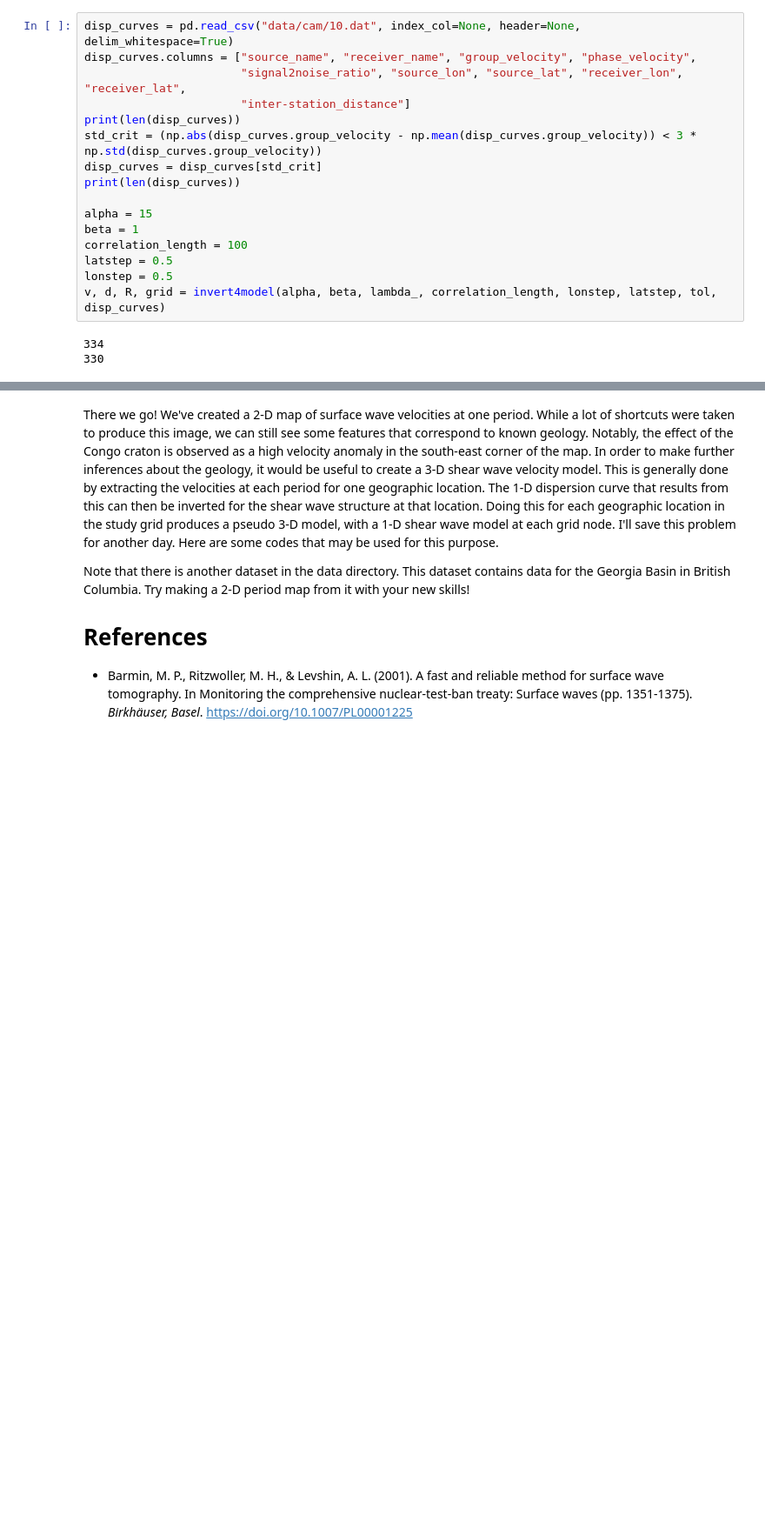
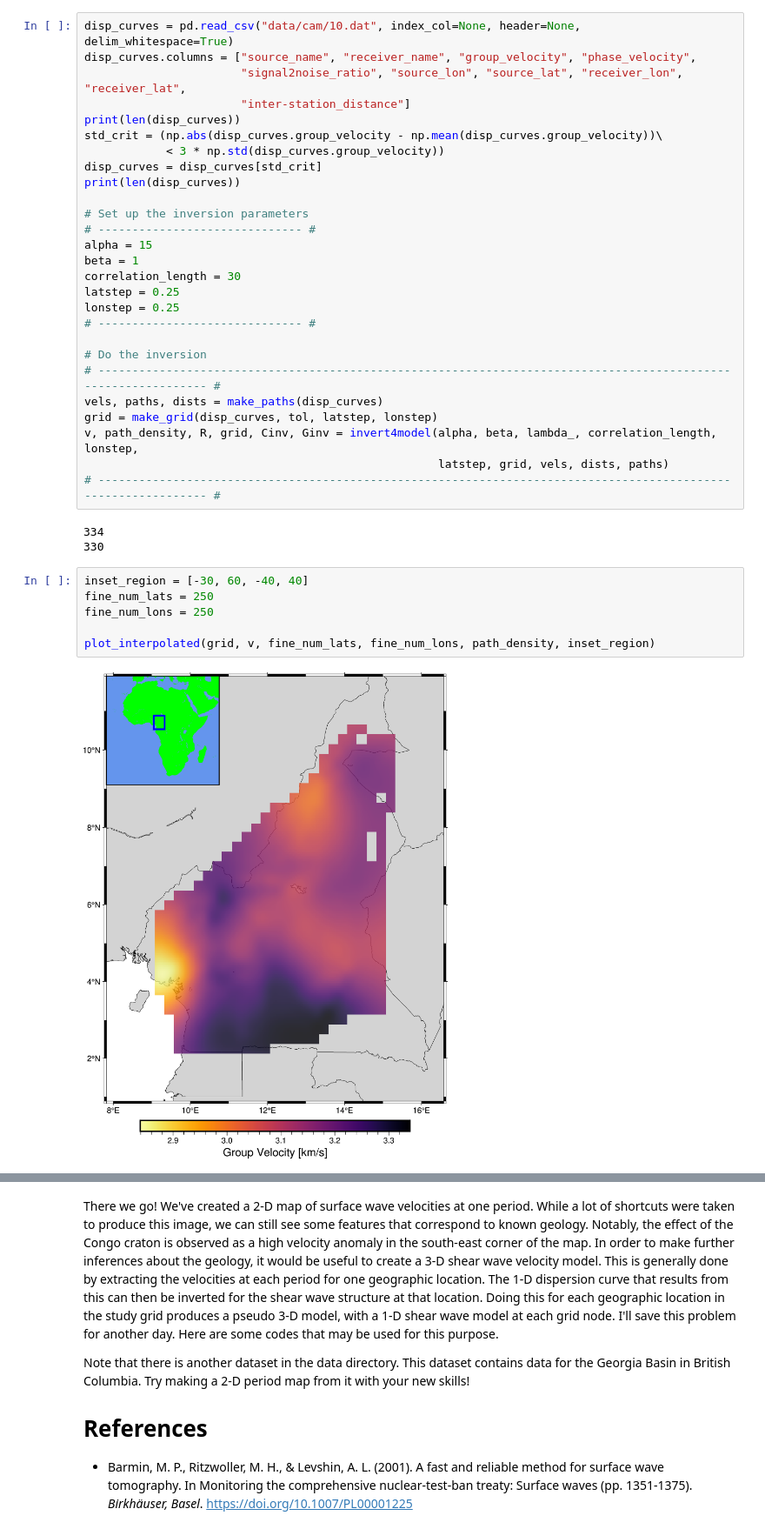
Before and after one commit to ChetGoerzen/ROSES_ANT, a Jupyter notebook: roses_example.ipynb, the cells around one changed output, grey strips where cells are left out. Shown at 87% size. Cells and saved outputs as stored; diff of their text form; blank space fills up the shorter version.

```diff
--- a/roses_example.ipynb
+++ b/roses_example.ipynb
@@ -617,16 +558,35 @@ disp_curves.columns = ["source_name", "receiver_name", "group_velocity", "phase_
                        "signal2noise_ratio", "source_lon", "source_lat", "receiver_lon", "receiver_lat",
                        "inter-station_distance"]
 print(len(disp_curves))
-std_crit = (np.abs(disp_curves.group_velocity - np.mean(disp_curves.group_velocity)) < 3 * np.std(disp_curves.group_velocity))
+std_crit = (np.abs(disp_curves.group_velocity - np.mean(disp_curves.group_velocity))\
+            < 3 * np.std(disp_curves.group_velocity))
 disp_curves = disp_curves[std_crit]
 print(len(disp_curves))
 
+# Set up the inversion parameters
+# ------------------------------ #
 alpha = 15
 beta = 1
-correlation_length = 100
-latstep = 0.5
-lonstep = 0.5
-v, d, R, grid = invert4model(alpha, beta, lambda_, correlation_length, lonstep, latstep, tol, disp_curves)
+correlation_length = 30
+latstep = 0.25
+lonstep = 0.25
+# ------------------------------ #
+
+# Do the inversion
+# --------------------------------------------------------------------------------------------------------------- #
+vels, paths, dists = make_paths(disp_curves)
+grid = make_grid(disp_curves, tol, latstep, lonstep)
+v, path_density, R, grid, Cinv, Ginv = invert4model(alpha, beta, lambda_, correlation_length, lonstep,
+                                                    latstep, grid, vels, dists, paths)
+# --------------------------------------------------------------------------------------------------------------- #
 # %% [output]
 334
 330
+# %%
+inset_region = [-30, 60, -40, 40]
+fine_num_lats = 250
+fine_num_lons = 250
+
+plot_interpolated(grid, v, fine_num_lats, fine_num_lons, path_density, inset_region)
+# %% [output]
+[figure, added]
```
Also changed, not shown: parts of 14 cells of this notebook, 3 other files.
